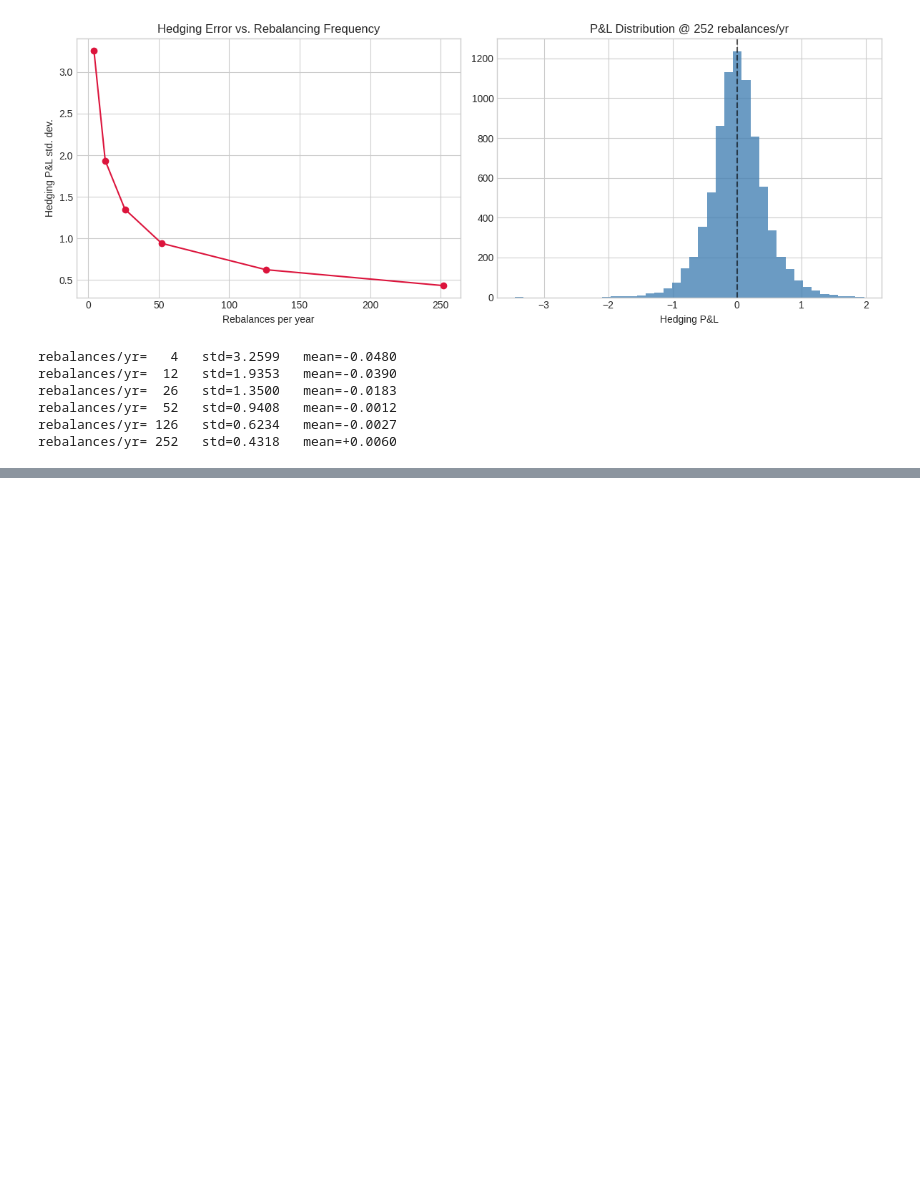
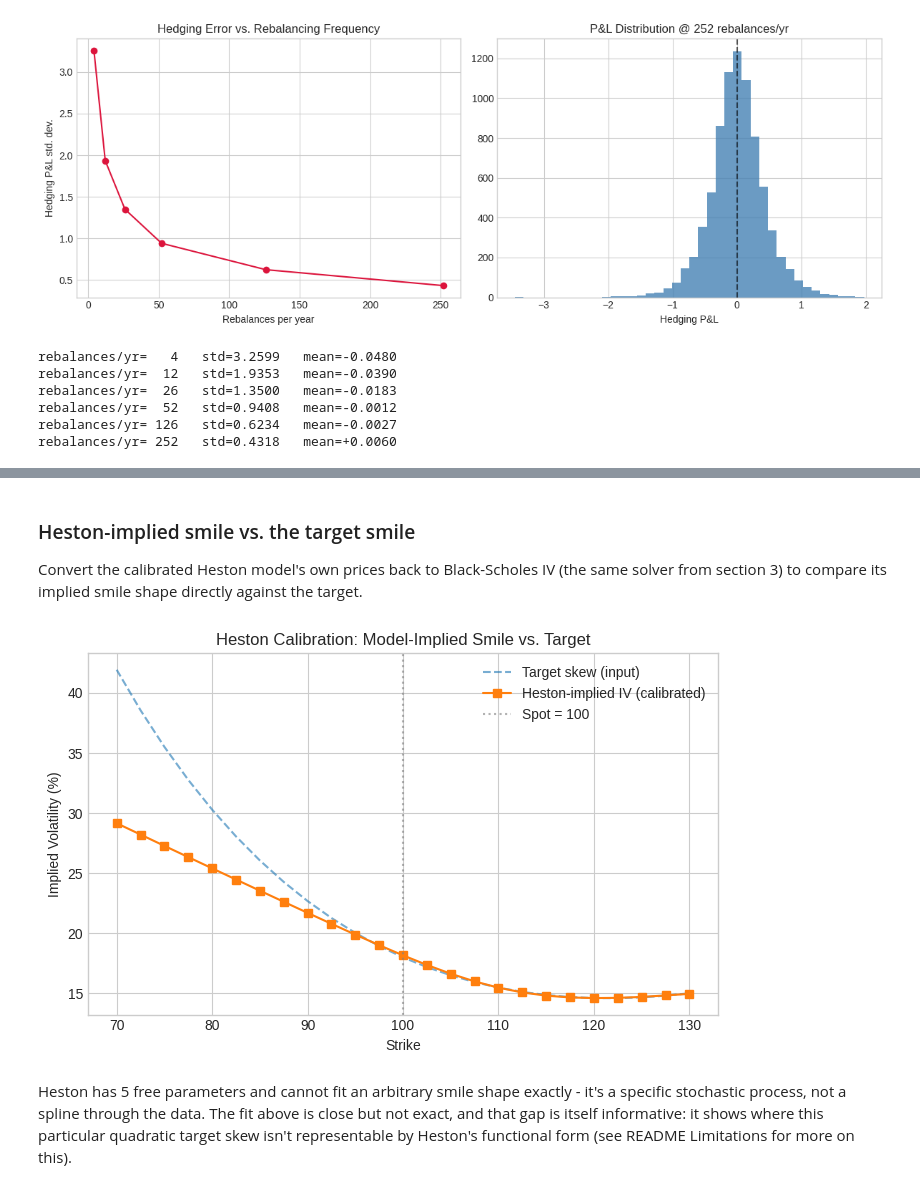
Before and after one commit to rishabhsatishjain7/voledge, a Jupyter notebook: notebooks/analysis.ipynb, the cells around one changed output, grey strips where cells are left out. Cells and saved outputs as stored; diff of their text form; code cells hidden in the pictures; blank space fills up the shorter version.

Commit message:
Extend analysis notebook: Heston calibration to the smile, VaR + stress test sections

```diff
--- a/notebooks/analysis.ipynb
+++ b/notebooks/analysis.ipynb
@@ -181,0 +233,36 @@ rebalances/yr= 252   std=0.4318   mean=+0.0060
+# %% [markdown]
+### Heston-implied smile vs. the target smile
+
+Convert the calibrated Heston model's own prices back to Black-Scholes
+IV (the same solver from section 3) to compare its implied smile shape
+directly against the target.
+# %%
+heston_prices = np.array(
+    [heston_price(spot, k, expiry_T, risk_free, calibrated_params, OptionType.CALL) for k in strikes]
+)
+
+heston_ivs = []
+for k, p in zip(strikes, heston_prices):
+    result = implied_volatility(p, spot, k, expiry_T, risk_free, OptionType.CALL)
+    heston_ivs.append(result.iv if result.converged else np.nan)
+
+fig, ax = plt.subplots(figsize=(7, 4.5))
+ax.plot(strikes, [v * 100 for v in true_vols], "--", alpha=0.6, label="Target skew (input)")
+ax.plot(strikes, [v * 100 for v in heston_ivs], marker="s", label="Heston-implied IV (calibrated)")
+ax.axvline(spot, color="gray", linestyle=":", alpha=0.6, label=f"Spot = {spot:.0f}")
+ax.set_xlabel("Strike")
+ax.set_ylabel("Implied Volatility (%)")
+ax.set_title("Heston Calibration: Model-Implied Smile vs. Target")
+ax.legend()
+fig.tight_layout()
+fig.savefig("../assets/heston_calibration.png", dpi=150)
+plt.show()
+# %% [output]
+[figure, added]
+# %% [markdown]
+Heston has 5 free parameters and cannot fit an arbitrary smile shape
+exactly - it's a specific stochastic process, not a spline through the
+data. The fit above is close but not exact, and that gap is itself
+informative: it shows where this particular quadratic target skew
+isn't representable by Heston's functional form (see README
+Limitations for more on this).
```
Also changed, not shown: parts of 7 cells of this notebook, 2 other files.
